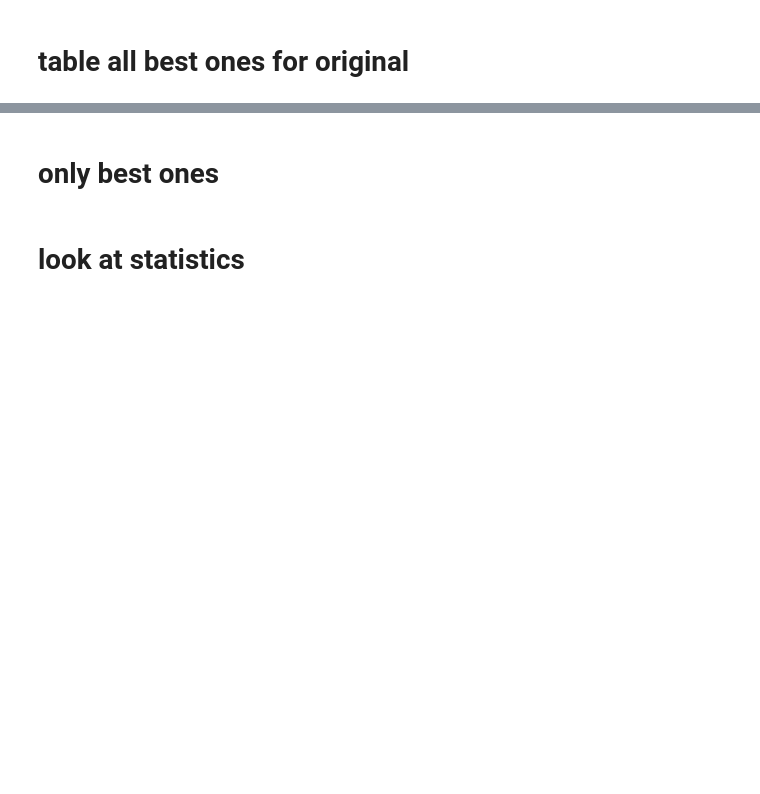
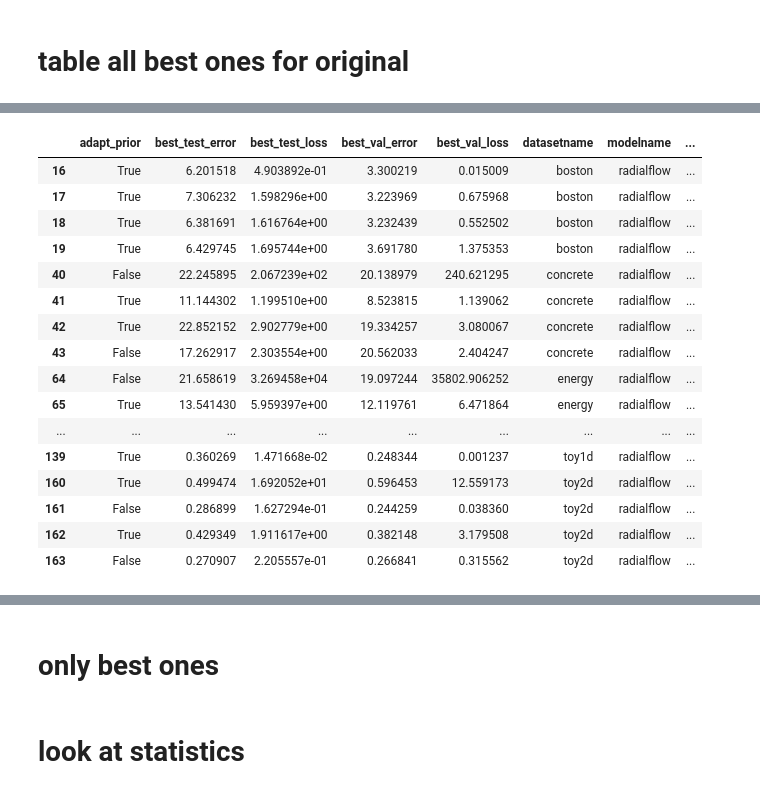
Before and after one commit to schlichtanders/theano_models, a Jupyter notebook: experiments/experiment2/csv generation.ipynb, the cells around one changed output, grey strips where cells are left out. Cells and saved outputs as stored; diff of their text form; code cells hidden in the pictures; blank space fills up the shorter version.

```diff
--- a/experiments/experiment2/csv generation.ipynb
+++ b/experiments/experiment2/csv generation.ipynb
@@ -82,3 +101,23 @@ df
+# %%
+df_radial_compare_error[(df_radial_compare_error.modelname==compare_modelname)]
+# %% [output]
+|  | adapt_prior | best_test_error | best_test_loss | best_val_error | best_val_loss | datasetname | modelname | ... |
+| 16 | True | 6.201518 | 4.903892e-01 | 3.300219 | 0.015009 | boston | radialflow | ... |
+| 17 | True | 7.306232 | 1.598296e+00 | 3.223969 | 0.675968 | boston | radialflow | ... |
+| 18 | True | 6.381691 | 1.616764e+00 | 3.232439 | 0.552502 | boston | radialflow | ... |
+| 19 | True | 6.429745 | 1.695744e+00 | 3.691780 | 1.375353 | boston | radialflow | ... |
+| 40 | False | 22.245895 | 2.067239e+02 | 20.138979 | 240.621295 | concrete | radialflow | ... |
+| 41 | True | 11.144302 | 1.199510e+00 | 8.523815 | 1.139062 | concrete | radialflow | ... |
+| 42 | True | 22.852152 | 2.902779e+00 | 19.334257 | 3.080067 | concrete | radialflow | ... |
+| 43 | False | 17.262917 | 2.303554e+00 | 20.562033 | 2.404247 | concrete | radialflow | ... |
+| 64 | False | 21.658619 | 3.269458e+04 | 19.097244 | 35802.906252 | energy | radialflow | ... |
+| 65 | True | 13.541430 | 5.959397e+00 | 12.119761 | 6.471864 | energy | radialflow | ... |
+| ... | ... | ... | ... | ... | ... | ... | ... | ... |
+| 139 | True | 0.360269 | 1.471668e-02 | 0.248344 | 0.001237 | toy1d | radialflow | ... |
+| 160 | True | 0.499474 | 1.692052e+01 | 0.596453 | 12.559173 | toy2d | radialflow | ... |
+| 161 | False | 0.286899 | 1.627294e-01 | 0.244259 | 0.038360 | toy2d | radialflow | ... |
+| 162 | True | 0.429349 | 1.911617e+00 | 0.382148 | 3.179508 | toy2d | radialflow | ... |
+| 163 | False | 0.270907 | 2.205557e-01 | 0.266841 | 0.315562 | toy2d | radialflow | ... |
 # %%
 df['adapt_prior'].sum()
 # %% [output]
```
Also changed, not shown: parts of 11 cells of this notebook, 4 other files.
